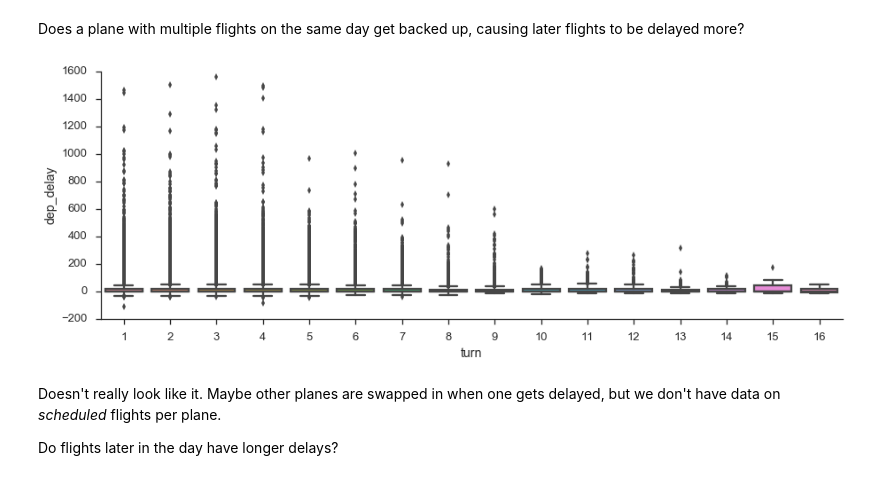
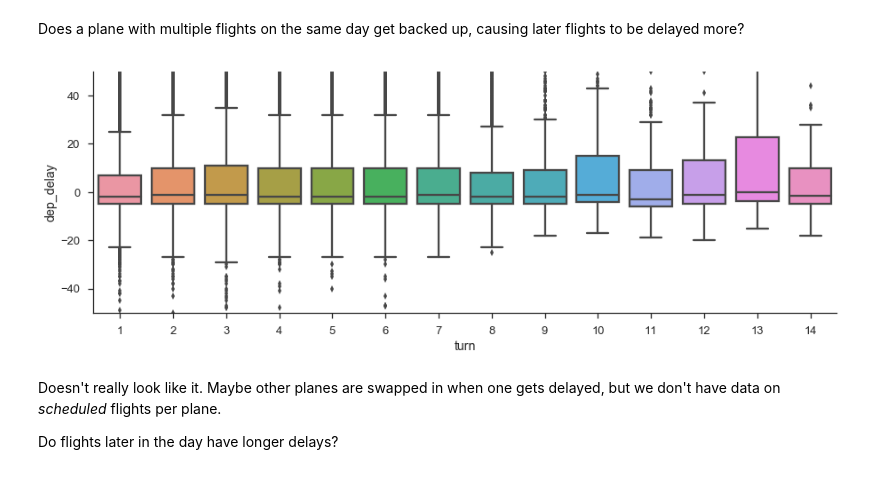
Before and after one commit to TomAugspurger/effective-pandas, a Jupyter notebook: modern_2_method_chaining.ipynb, the cells around one changed output. Cells and saved outputs as stored; diff of their text form; code cells hidden in the pictures.

```diff
--- a/modern_2_method_chaining.ipynb
+++ b/modern_2_method_chaining.ipynb
@@ -287,18 +287,20 @@ Does a plane with multiple flights on the same day get backed up, causing later
 # %%
 %config InlineBackend.figure_format = 'png'
 flights = (df[['fl_date', 'tail_num', 'dep_time', 'dep_delay']]
            .dropna()
            .sort_values('dep_time')
+           .loc[lambda x: x.dep_delay < 500]
            .assign(turn = lambda x:
                 x.groupby(['fl_date', 'tail_num'])
                  .dep_time
                  .transform('rank').astype(int)))
 
 fig, ax = plt.subplots(figsize=(15, 5))
 sns.boxplot(x='turn', y='dep_delay', data=flights, ax=ax)
+ax.set_ylim(-50, 50)
 sns.despine()
 # %% [output]
-[figure, old version]
+[figure, new version]
 # %% [markdown]
 Doesn't really look like it. Maybe other planes are swapped in when one gets delayed,
 but we don't have data on *scheduled* flights per plane.
```
Also changed, not shown: parts of 9 cells of this notebook.
